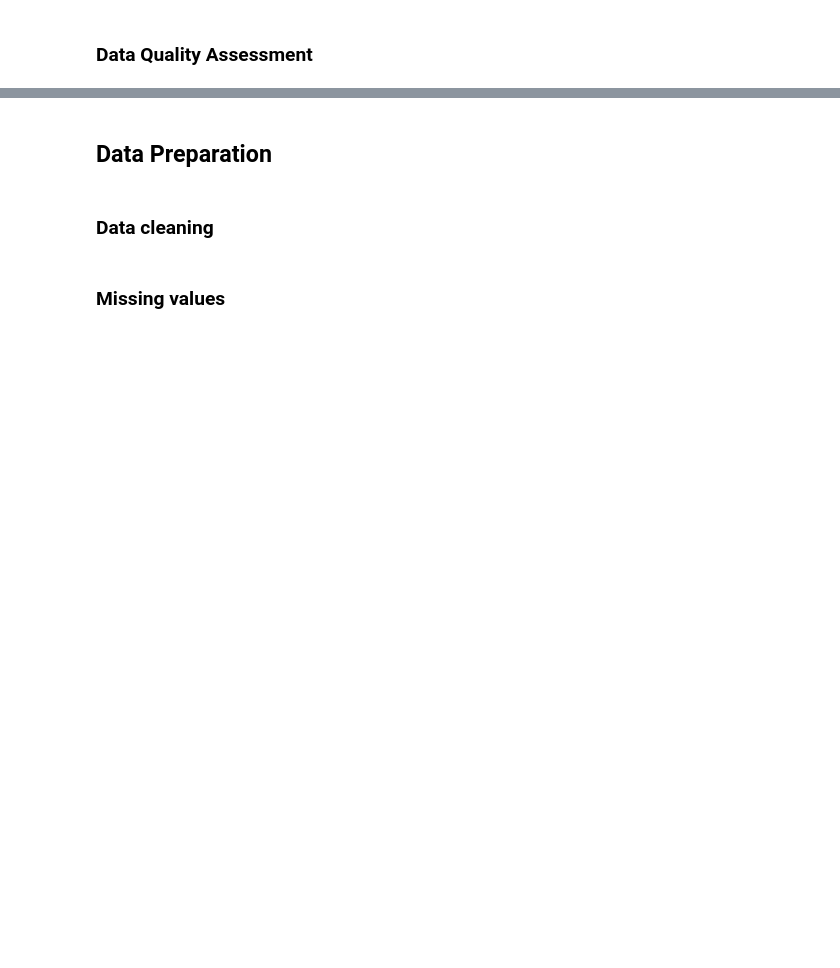
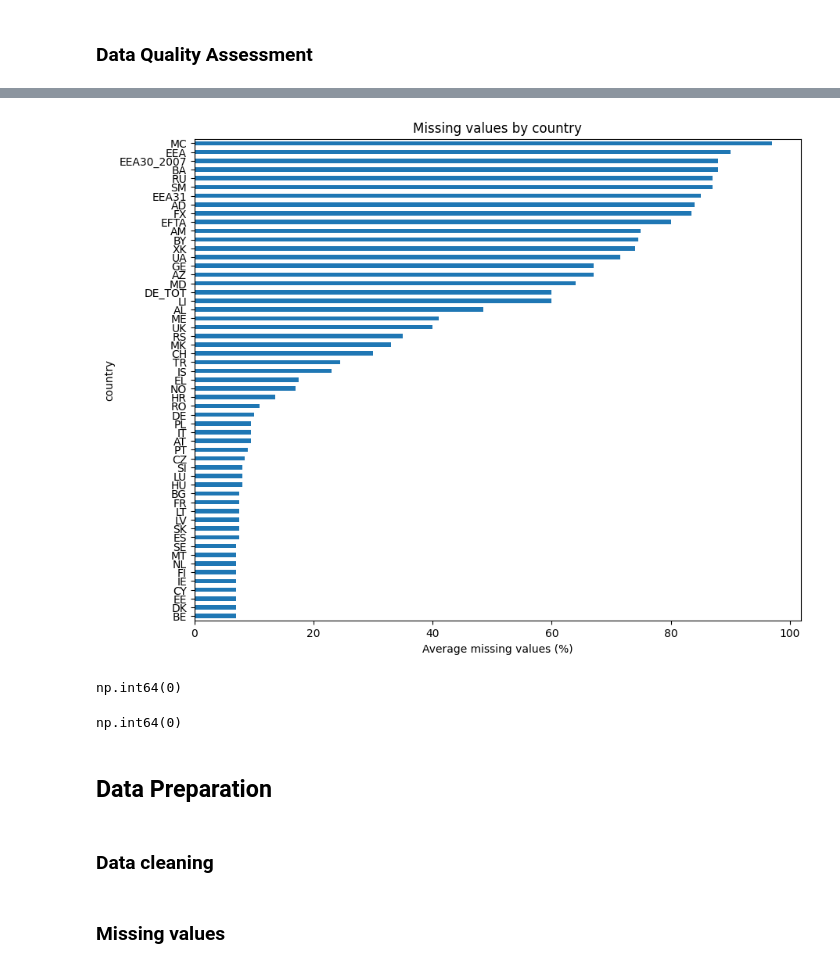
Before and after one commit to baktofebruary/InfoVis, a Jupyter notebook: notebooks/prepare_data.ipynb, the cells around one changed output, grey strips where cells are left out. Cells and saved outputs as stored; diff of their text form; code cells hidden in the pictures; blank space fills up the shorter version.

```diff
--- a/notebooks/prepare_data.ipynb
+++ b/notebooks/prepare_data.ipynb
@@ -374,3 +431,27 @@ Name: count, dtype: int64
+# %%
+
+indicator_cols = [col for col in final_df.columns if col not in ["country", "year"]]
+
+missing_by_country = (
+    final_df.groupby("country")[indicator_cols]
+    .apply(lambda x: x.isna().mean().mean() * 100)
+    .sort_values()
+)
+
+missing_by_country.plot(kind="barh", figsize=(10, 8))
+plt.xlabel("Average missing values (%)")
+plt.title("Missing values by country")
+plt.show()
+# %% [output]
+[figure, added]
+# %%
+final_df.duplicated().sum()
+# %% [output]
+np.int64(0)
+# %%
+final_df.duplicated(subset=["country", "year"]).sum()
+# %% [output]
+np.int64(0)
 # %% [markdown]
 ## Data Preparation
 # %% [markdown]
```
Also changed, not shown: parts of 20 cells of this notebook, 2 other files.
